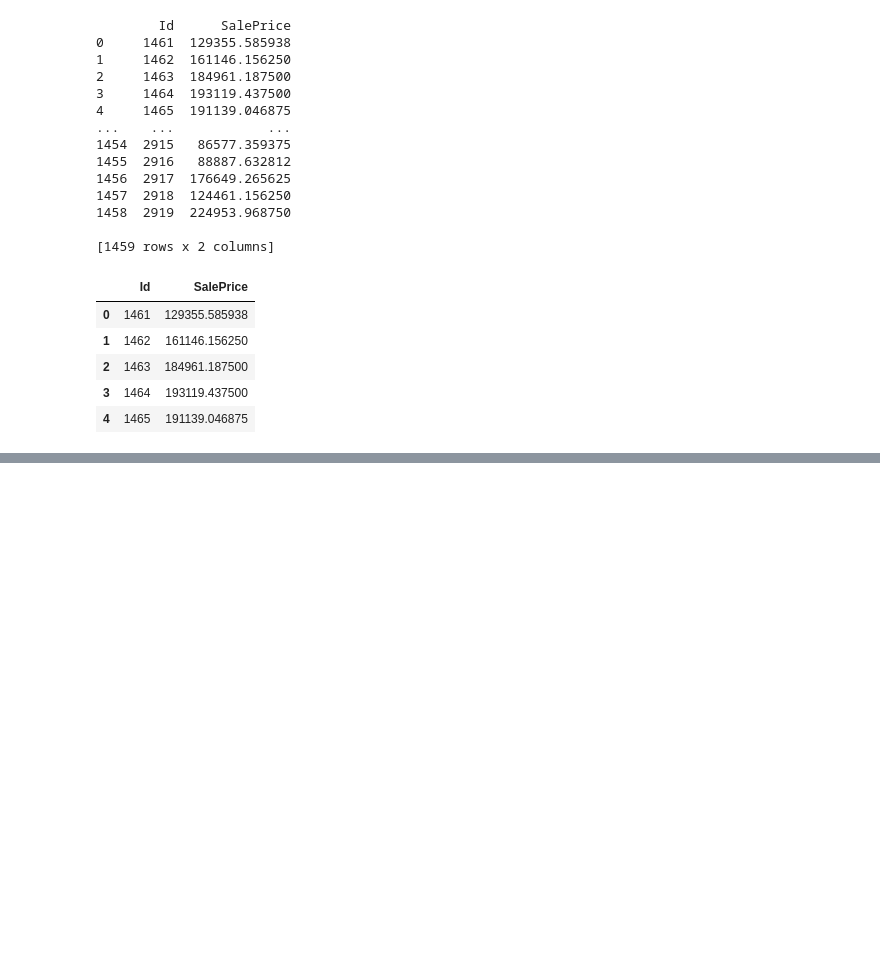
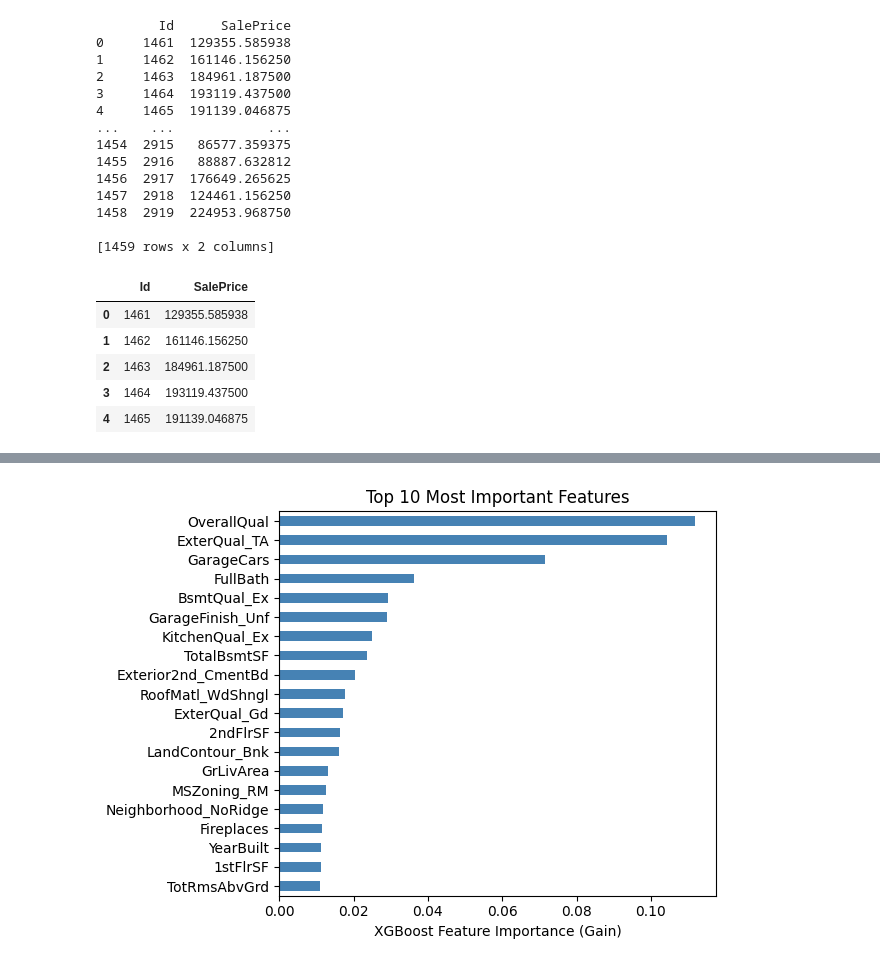
Before and after one commit to msmyth76/Kaggle-Competitions, a Jupyter notebook: House Prices/House Prices.ipynb, the cells around one changed output, grey strips where cells are left out. Cells and saved outputs as stored; diff of their text form; code cells hidden in the pictures; blank space fills up the shorter version.

```diff
--- a/House Prices/House Prices.ipynb
+++ b/House Prices/House Prices.ipynb
@@ -539,0 +454,16 @@ sample_submission_df.head()
+# %%
+# Extract feature names and importance scores
+importances = pd.Series(
+    best_model.feature_importances_,
+    index=train_ds.columns
+)
+
+# Sort and plot top 10
+importances.nlargest(20).sort_values().plot(kind='barh', color='steelblue')
+
+plt.xlabel("XGBoost Feature Importance (Gain)")
+plt.title("Top 10 Most Important Features")
+plt.tight_layout()
+plt.show()
+# %% [output]
+[figure, added]
```
Also changed, not shown: parts of 7 cells of this notebook.
